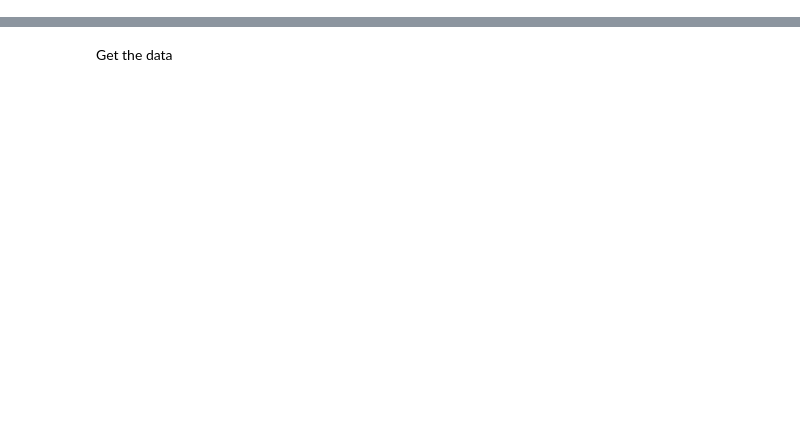
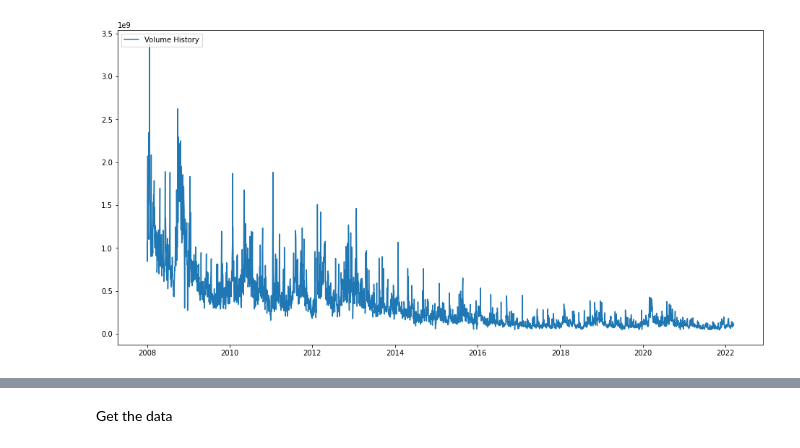
Before and after one commit to abdulbhutta/Apple-Stock-Price-Prediction, a Jupyter notebook: Apple_PricePrediction.ipynb, the cells around one changed output, grey strips where cells are left out. Cells and saved outputs as stored; diff of their text form; code cells hidden in the pictures; blank space fills up the shorter version.

```diff
--- a/Apple_PricePrediction.ipynb
+++ b/Apple_PricePrediction.ipynb
@@ -12,0 +108,9 @@ from sklearn.model_selection import train_test_split
+# %%
+#Plot the volume of the stock
+
+plt.figure(figsize=(16,8))
+plt.plot(data['Volume'], label='Volume History')
+plt.legend(loc='upper left')
+plt.show()
+# %% [output]
+[figure, added]
```
Also changed, not shown: parts of 47 cells of this notebook, 2 other files.
